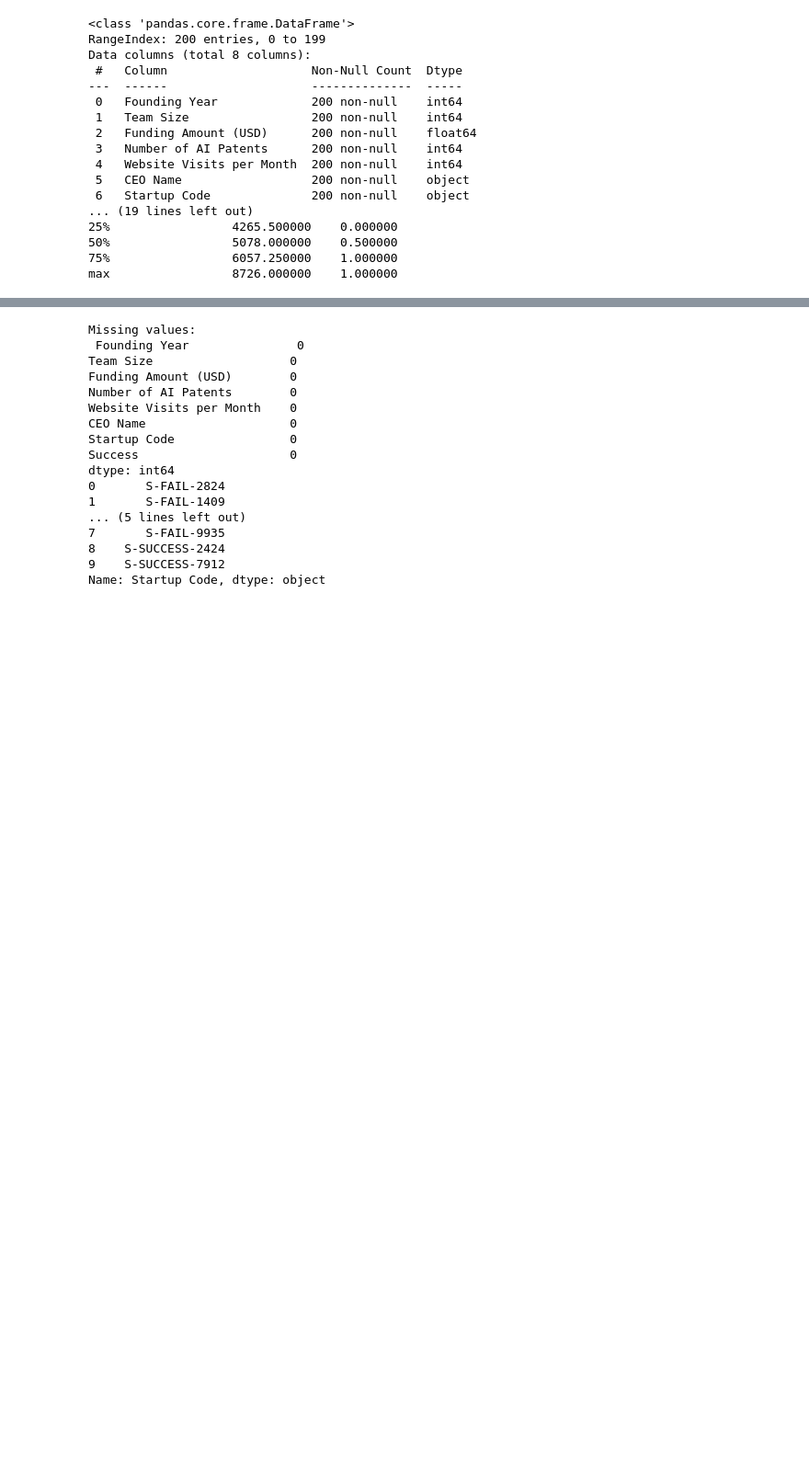
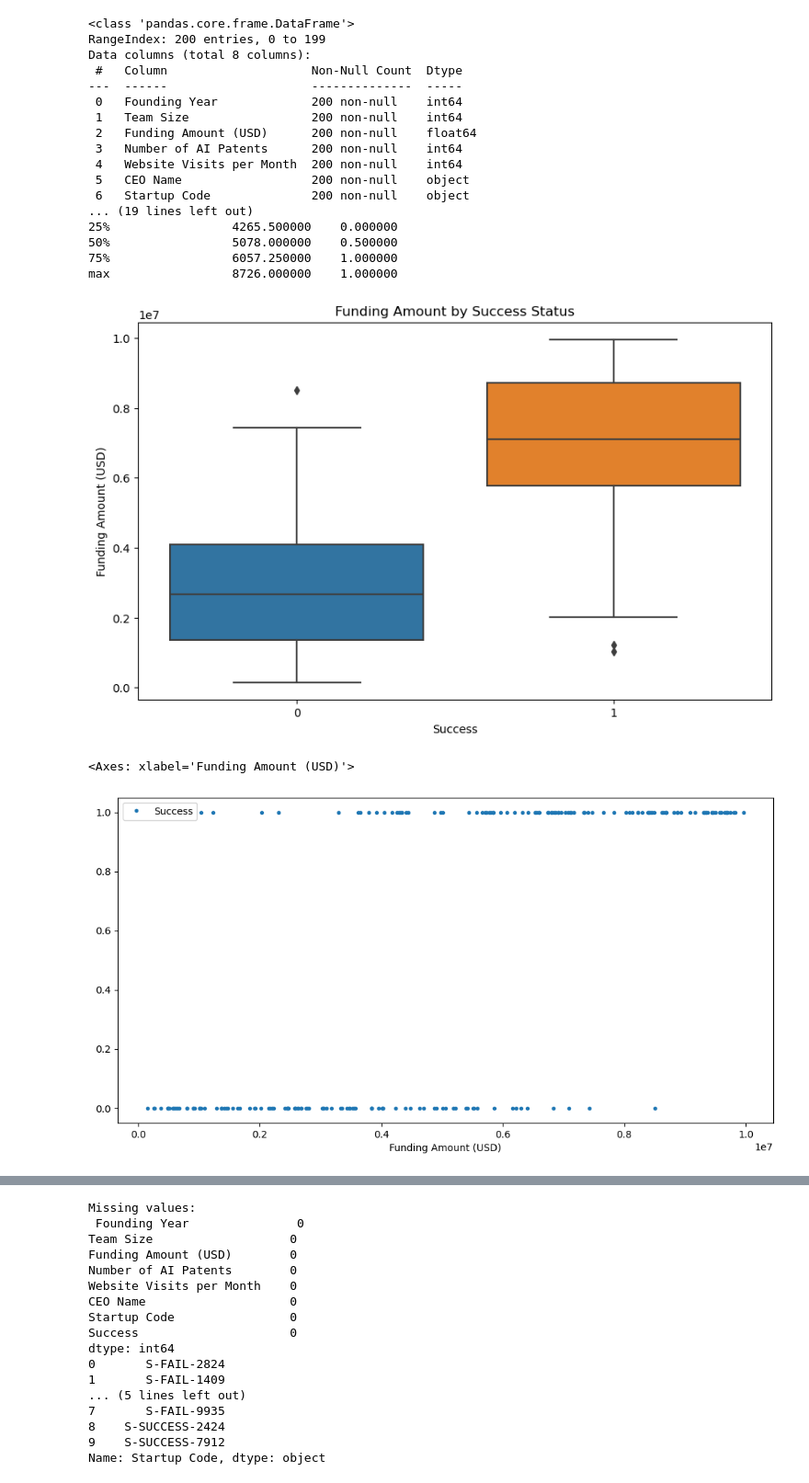
Before and after one commit to WRH-05/RobAI2, a Jupyter notebook: challenges/code/ch-2.ipynb, the cells around one changed output, grey strips where cells are left out. Shown at 92% size. Saved outputs shown, nothing was run; the diff lists cells and outputs as text; code cells hidden in the pictures; blank space fills up the shorter version.

```diff
--- a/challenges/code/ch-2.ipynb
+++ b/challenges/code/ch-2.ipynb
@@ -44,3 +44,17 @@ Data columns (total 8 columns):
 50%                 5078.000000    0.500000
 75%                 6057.250000    1.000000
 max                 8726.000000    1.000000
+# %%
+plt.figure(figsize=(10, 6))
+sns.boxplot(x='Success', y='Funding Amount (USD)', data=df)
+plt.title('Funding Amount by Success Status')
+plt.show()
+
+# Or check for a threshold
+df.sort_values('Funding Amount (USD)').plot(
+    x='Funding Amount (USD)', y='Success',
+    style='.', figsize=(12, 6))
+# %% [output]
+[figure, added]
+<Axes: xlabel='Funding Amount (USD)'>
+[figure, added]
```
Also changed, not shown: parts of 3 cells of this notebook, 1 other file.
